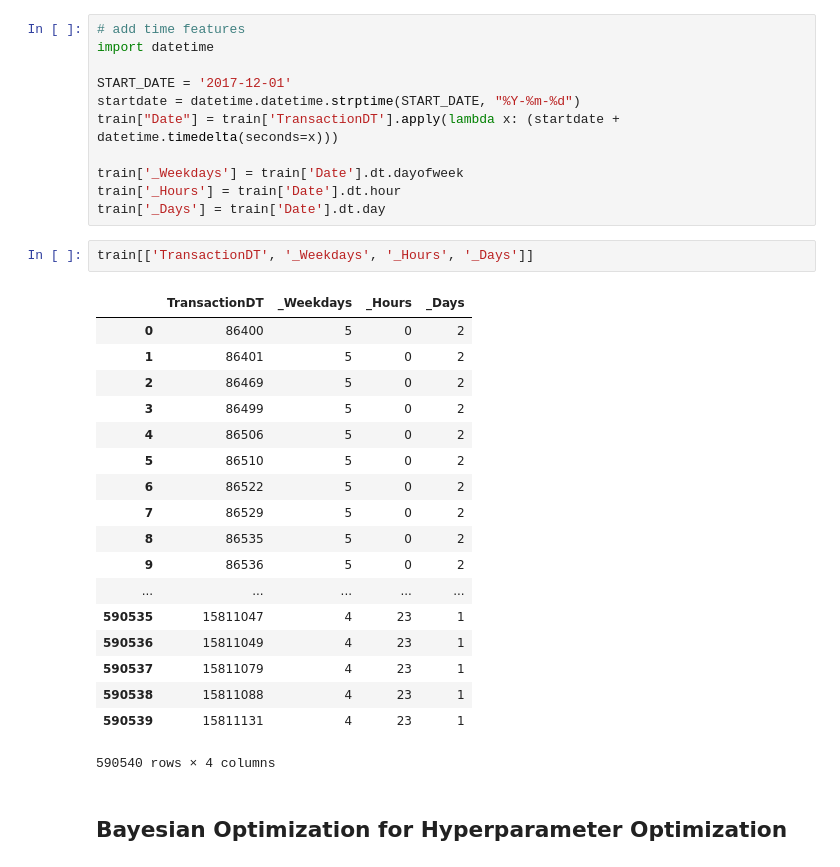
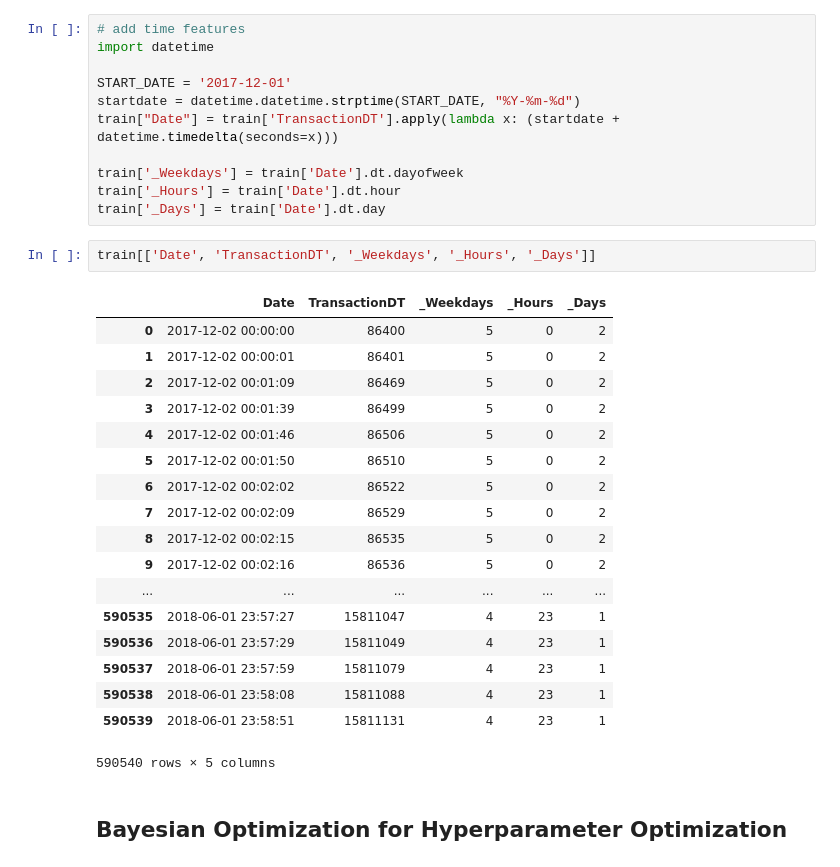
Before and after one commit to raynoldng/ieee-fraud-detection, a Jupyter notebook: notebooks/EDA and Light GBM.ipynb, the cells around one changed output. Saved outputs shown, nothing was run; the diff lists cells and outputs as text.

```diff
--- a/notebooks/EDA and Light GBM.ipynb
+++ b/notebooks/EDA and Light GBM.ipynb
@@ -250,26 +363,26 @@ train['_Weekdays'] = train['Date'].dt.dayofweek
 train['_Hours'] = train['Date'].dt.hour
 train['_Days'] = train['Date'].dt.day
 # %%
-train[['TransactionDT', '_Weekdays', '_Hours', '_Days']]
+train[['Date', 'TransactionDT', '_Weekdays', '_Hours', '_Days']]
 # %% [output]
-|  | TransactionDT | _Weekdays | _Hours | _Days |
-| 0 | 86400 | 5 | 0 | 2 |
-| 1 | 86401 | 5 | 0 | 2 |
-| 2 | 86469 | 5 | 0 | 2 |
-| 3 | 86499 | 5 | 0 | 2 |
-| 4 | 86506 | 5 | 0 | 2 |
-| 5 | 86510 | 5 | 0 | 2 |
-| 6 | 86522 | 5 | 0 | 2 |
-| 7 | 86529 | 5 | 0 | 2 |
-| 8 | 86535 | 5 | 0 | 2 |
-| 9 | 86536 | 5 | 0 | 2 |
-| ... | ... | ... | ... | ... |
-| 590535 | 15811047 | 4 | 23 | 1 |
-| 590536 | 15811049 | 4 | 23 | 1 |
-| 590537 | 15811079 | 4 | 23 | 1 |
-| 590538 | 15811088 | 4 | 23 | 1 |
-| 590539 | 15811131 | 4 | 23 | 1 |
+|  | Date | TransactionDT | _Weekdays | _Hours | _Days |
+| 0 | 2017-12-02 00:00:00 | 86400 | 5 | 0 | 2 |
+| 1 | 2017-12-02 00:00:01 | 86401 | 5 | 0 | 2 |
+| 2 | 2017-12-02 00:01:09 | 86469 | 5 | 0 | 2 |
+| 3 | 2017-12-02 00:01:39 | 86499 | 5 | 0 | 2 |
+| 4 | 2017-12-02 00:01:46 | 86506 | 5 | 0 | 2 |
+| 5 | 2017-12-02 00:01:50 | 86510 | 5 | 0 | 2 |
+| 6 | 2017-12-02 00:02:02 | 86522 | 5 | 0 | 2 |
+| 7 | 2017-12-02 00:02:09 | 86529 | 5 | 0 | 2 |
+| 8 | 2017-12-02 00:02:15 | 86535 | 5 | 0 | 2 |
+| 9 | 2017-12-02 00:02:16 | 86536 | 5 | 0 | 2 |
+| ... | ... | ... | ... | ... | ... |
+| 590535 | 2018-06-01 23:57:27 | 15811047 | 4 | 23 | 1 |
+| 590536 | 2018-06-01 23:57:29 | 15811049 | 4 | 23 | 1 |
+| 590537 | 2018-06-01 23:57:59 | 15811079 | 4 | 23 | 1 |
+| 590538 | 2018-06-01 23:58:08 | 15811088 | 4 | 23 | 1 |
+| 590539 | 2018-06-01 23:58:51 | 15811131 | 4 | 23 | 1 |
-590540 rows × 4 columns
+590540 rows × 5 columns
 # %% [markdown]
 ## Bayesian Optimization for Hyperparameter Optimization
 # %%
```
Also changed, not shown: parts of 9 cells of this notebook, 1 other file.
